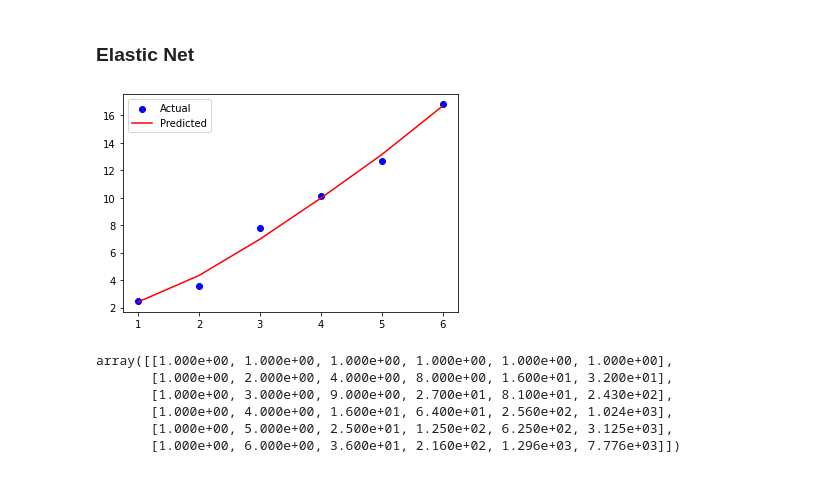
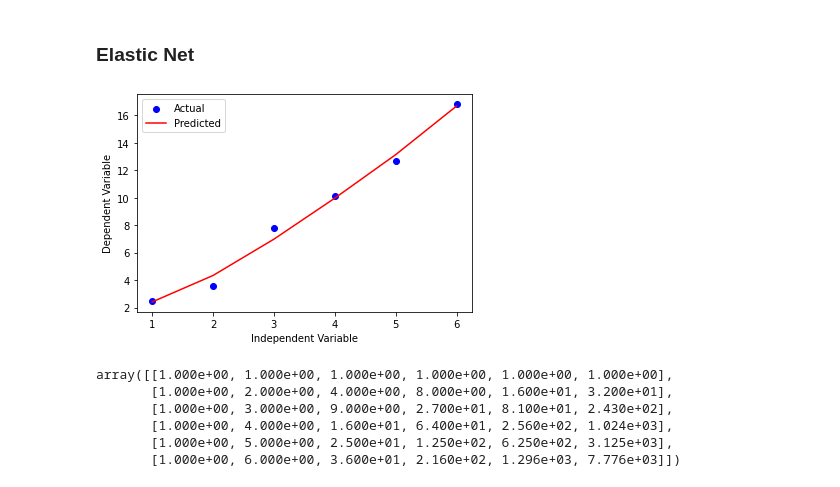
Before and after one commit to bevenky1/medium, a Jupyter notebook: Types of Linear Regression/LinearRegressionTypes.ipynb, the cells around one changed output. Cells and saved outputs as stored; diff of their text form; code cells hidden in the pictures.

```diff
--- a/Types of Linear Regression/LinearRegressionTypes.ipynb
+++ b/Types of Linear Regression/LinearRegressionTypes.ipynb
@@ -173,11 +188,13 @@ y_pred = model.predict(x_poly)
 # %%
 # Plot the original data and the model predictions
 plt.scatter(x, y, color='blue')
 plt.plot(x, y_pred, color='red')
 plt.legend(["Actual", "Predicted"])
+plt.xlabel('Independent Variable')
+plt.ylabel('Dependent Variable')
 plt.show()
 # %% [output]
-[figure, old version]
+[figure, new version]
 # %%
 x_poly
 # %% [output]
```
Also changed, not shown: parts of 7 cells of this notebook.
